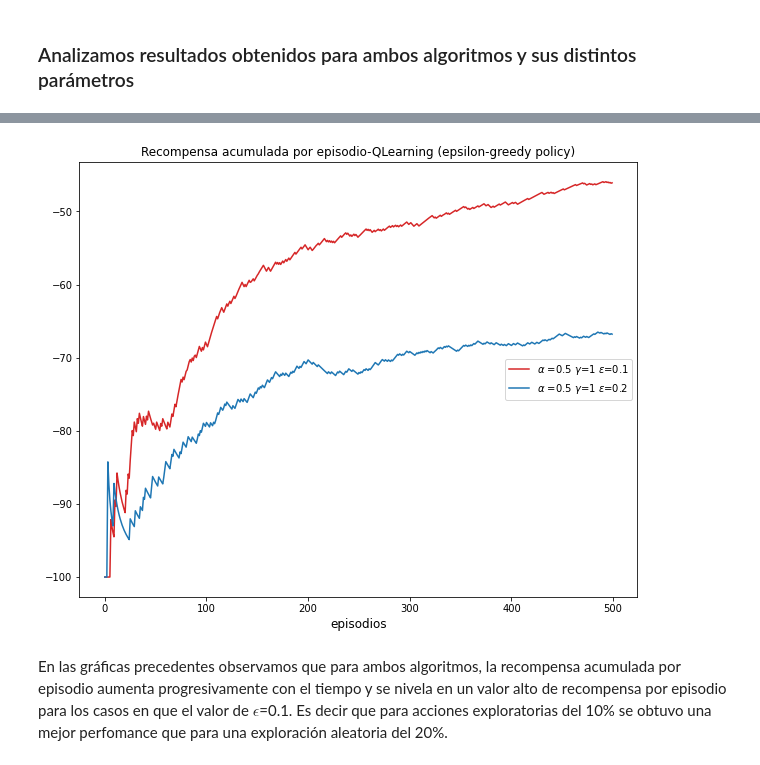
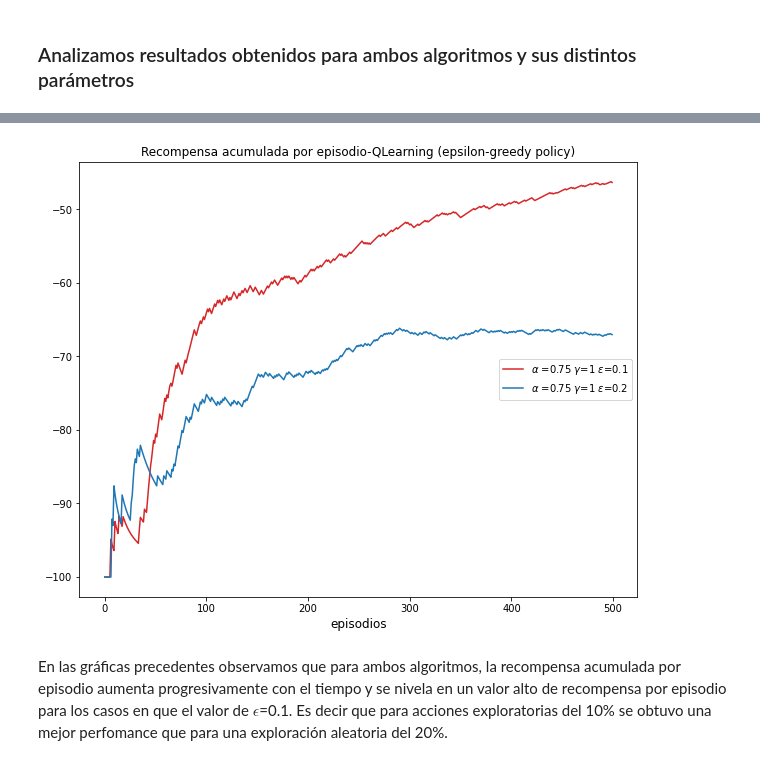
Before and after one commit to SebastianOrmaechea/Reinforcement-Learning, a Jupyter notebook: GARAY_lab_1_intro_rl_v3.ipynb, the cells around one changed output, grey strips where cells are left out. Saved outputs shown, nothing was run; the diff lists cells and outputs as text; code cells hidden in the pictures.

```diff
--- a/GARAY_lab_1_intro_rl_v3.ipynb
+++ b/GARAY_lab_1_intro_rl_v3.ipynb
@@ -484,7 +484,7 @@ q = {}
 
 # definimos sus híper-parámetros básicos
 
-alpha = 0.5
+alpha = 0.75
 gamma = 1
 epsilon = 0.1
 
@@ -938,17 +936,17 @@ plt.show()
 # %%
 fig = plt.figure(figsize=(10,8))
 ax = fig.subplots(1,1)
 ax.plot(reward_per_episode2,
         color = 'tab:red',
-        label=r'$\alpha$ =0.5 $\gamma$=1 $\epsilon$=0.1')
+        label=r'$\alpha$ =0.75 $\gamma$=1 $\epsilon$=0.1')
 ax.plot(reward_per_episode22, color = 'tab:blue',
-        label=r'$\alpha$ =0.5 $\gamma$=1 $\epsilon$=0.2')
+        label=r'$\alpha$ =0.75 $\gamma$=1 $\epsilon$=0.2')
 ax.legend(loc = 'right')
 plt.title('Recompensa acumulada por episodio-QLearning (epsilon-greedy policy)')
 plt.xlabel("episodios", size = 12)
 plt.show()
 # %% [output]
-[figure, old version]
+[figure, new version]
 # %% [markdown]
 En las gráficas precedentes observamos que para ambos algoritmos, la recompensa acumulada por episodio aumenta progresivamente con el tiempo y se nivela en un valor alto de recompensa por episodio para los casos en que el valor de $\epsilon$=0.1. Es decir que para acciones exploratorias del 10% se obtuvo una mejor perfomance que para una exploración aleatoria del 20%.
 # %%
```
Also changed, not shown: parts of 17 cells of this notebook.
